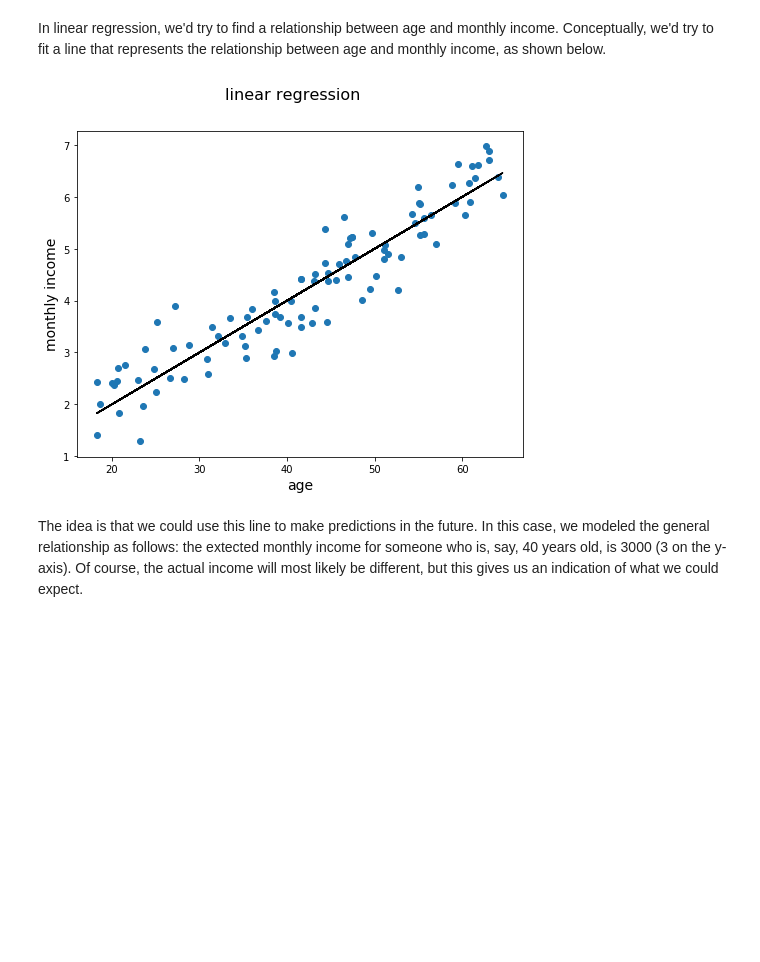
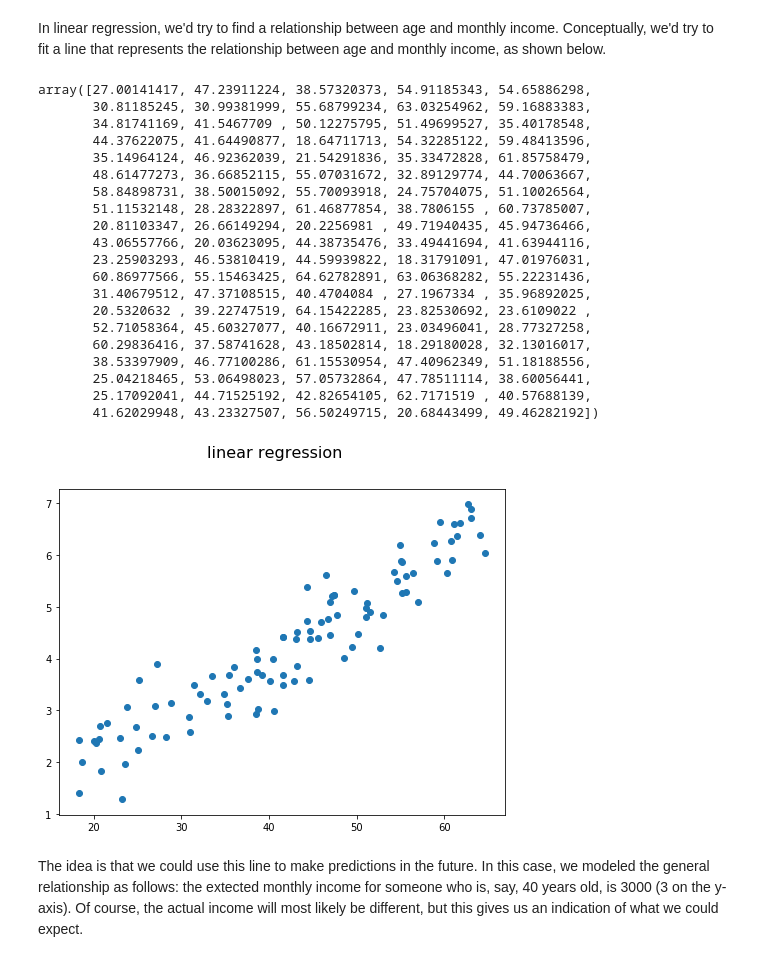
Before and after one commit to Chris-Manna/dsc-3-29-02-linear-to-logistic-regression-nyc-career-ds-102218, a Jupyter notebook: index.ipynb, the cells around one changed output. Cells and saved outputs as stored; diff of their text form; code cells hidden in the pictures; blank space fills up the shorter version.

```diff
--- a/index.ipynb
+++ b/index.ipynb
@@ -55,13 +55,34 @@ In linear regression, we'd try to find a relationship between age and monthly in
 # %%
 fig = plt.figure(figsize=(8,6))
 fig.suptitle('linear regression', fontsize=16)
 plt.scatter(age, income)
-plt.plot(age, age/10, c = "black")
-plt.xlabel("age", fontsize=14)
-plt.ylabel("monthly income", fontsize=14)
-plt.show()
+age
+# plt.plot(age, age/10, c = "black")
+# plt.xlabel("age", fontsize=14)
+# plt.ylabel("monthly income", fontsize=14)
+# plt.show()
 # %% [output]
+array([27.00141417, 47.23911224, 38.57320373, 54.91185343, 54.65886298,
+       30.81185245, 30.99381999, 55.68799234, 63.03254962, 59.16883383,
+       34.81741169, 41.5467709 , 50.12275795, 51.49699527, 35.40178548,
+       44.37622075, 41.64490877, 18.64711713, 54.32285122, 59.48413596,
+       35.14964124, 46.92362039, 21.54291836, 35.33472828, 61.85758479,
+       48.61477273, 36.66852115, 55.07031672, 32.89129774, 44.70063667,
+       58.84898731, 38.50015092, 55.70093918, 24.75704075, 51.10026564,
+       51.11532148, 28.28322897, 61.46877854, 38.7806155 , 60.73785007,
+       20.81103347, 26.66149294, 20.2256981 , 49.71940435, 45.94736466,
+       43.06557766, 20.03623095, 44.38735476, 33.49441694, 41.63944116,
+       23.25903293, 46.53810419, 44.59939822, 18.31791091, 47.01976031,
+       60.86977566, 55.15463425, 64.62782891, 63.06368282, 55.22231436,
+       31.40679512, 47.37108515, 40.4704084 , 27.1967334 , 35.96892025,
+       20.5320632 , 39.22747519, 64.15422285, 23.82530692, 23.6109022 ,
+       52.71058364, 45.60327077, 40.16672911, 23.03496041, 28.77327258,
+       60.29836416, 37.58741628, 43.18502814, 18.29180028, 32.13016017,
+       38.53397909, 46.77100286, 61.15530954, 47.40962349, 51.18188556,
+       25.04218465, 53.06498023, 57.05732864, 47.78511114, 38.60056441,
+       25.17092041, 44.71525192, 42.82654105, 62.7171519 , 40.57688139,
+       41.62029948, 43.23327507, 56.50249715, 20.68443499, 49.46282192])
-[figure, old version]
+[figure, new version]
 # %% [markdown]
  The idea is that we could use this line to make predictions in the future. In this case, we modeled the general relationship as follows: the extected monthly income for someone who is, say, 40 years old, is 3000 (3 on the y-axis). Of course, the actual income will most likely be different, but this gives us an indication of what we could expect.
 # %% [markdown]
```
